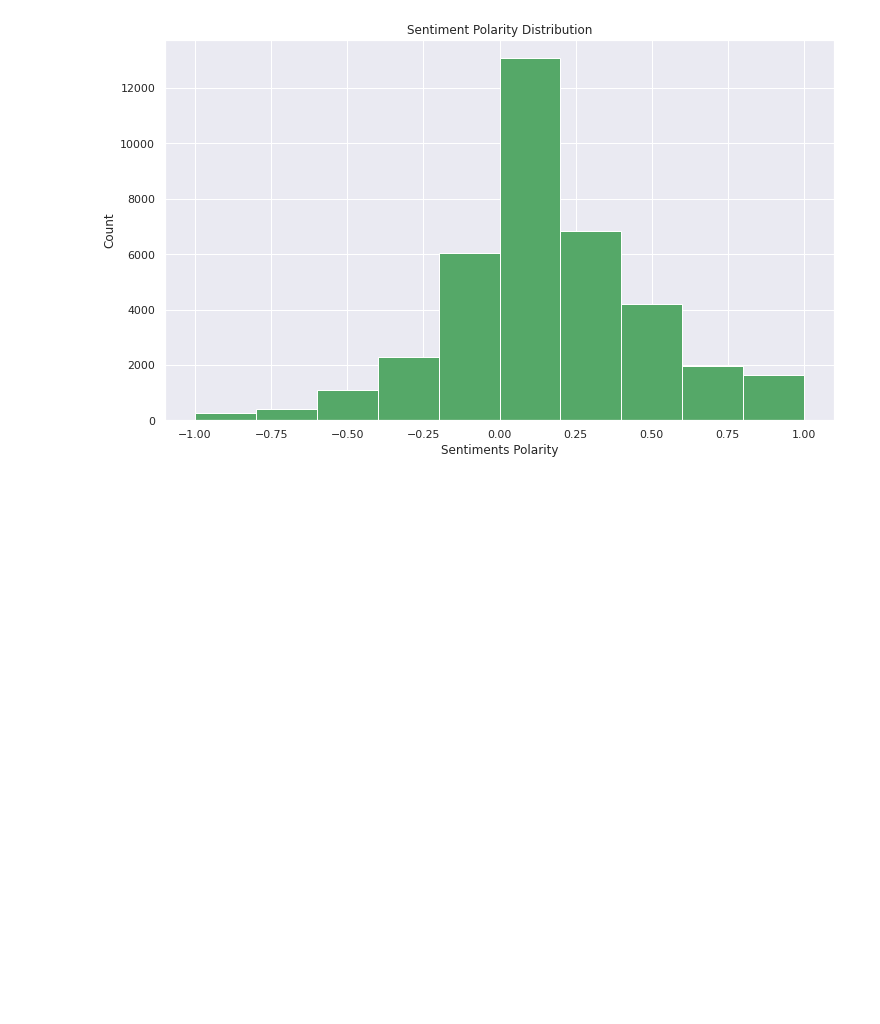
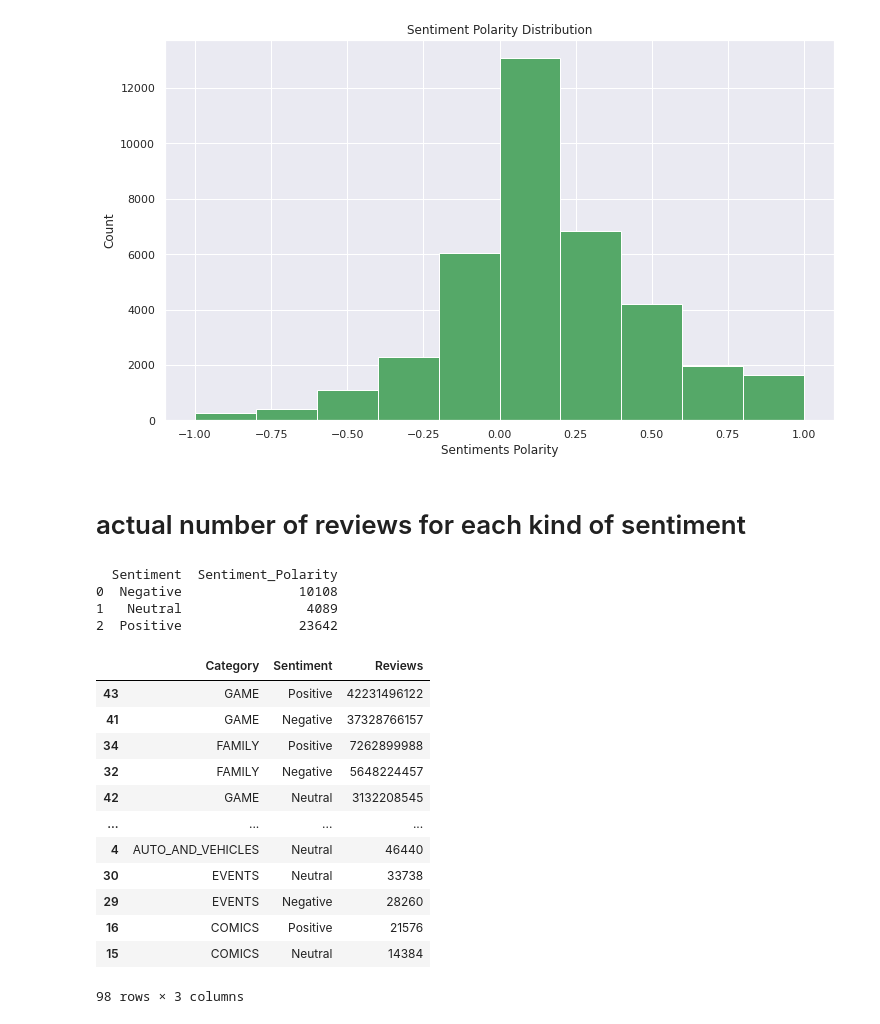
Before and after one commit to vivek16pawar/EDA-CAPSTONE, a Jupyter notebook: Play_Store_App_Review_Analysis_Capstone_Project.ipynb, the cells around one changed output. Drawn from its saved outputs; the diff is of its cells as text; code cells hidden in the pictures; blank space fills up the shorter version.

```diff
--- a/Play_Store_App_Review_Analysis_Capstone_Project.ipynb
+++ b/Play_Store_App_Review_Analysis_Capstone_Project.ipynb
@@ -555,3 +561,32 @@ sns.set(rc={'figure.figsize':(12,7)})
 plt.show()
 # %% [output]
 [figure]
+# %% [markdown]
+# actual number of reviews for each kind of sentiment
+# %%
+# actual number of reviews for each kind of sentiment
+sentiment=merged_df.groupby("Sentiment")['Sentiment_Polarity'].count()
+print(sentiment.reset_index())
+# %% [output]
+  Sentiment  Sentiment_Polarity
+0  Negative               10108
+1   Neutral                4089
+2  Positive               23642
+# %%
+ #Reviews and Sentiment of the users in each category
+reviews_sentiment = merged_df.groupby(['Category','Sentiment'],as_index = False)['Reviews'].sum().sort_values(by = 'Reviews',ascending = False)
+reviews_sentiment
+# %% [output]
+|  | Category | Sentiment | Reviews |
+| 43 | GAME | Positive | 42231496122 |
+| 41 | GAME | Negative | 37328766157 |
+| 34 | FAMILY | Positive | 7262899988 |
+| 32 | FAMILY | Negative | 5648224457 |
+| 42 | GAME | Neutral | 3132208545 |
+| ... | ... | ... | ... |
+| 4 | AUTO_AND_VEHICLES | Neutral | 46440 |
+| 30 | EVENTS | Neutral | 33738 |
+| 29 | EVENTS | Negative | 28260 |
+| 16 | COMICS | Positive | 21576 |
+| 15 | COMICS | Neutral | 14384 |
+98 rows × 3 columns
```
Also changed, not shown: parts of 9 cells of this notebook.
